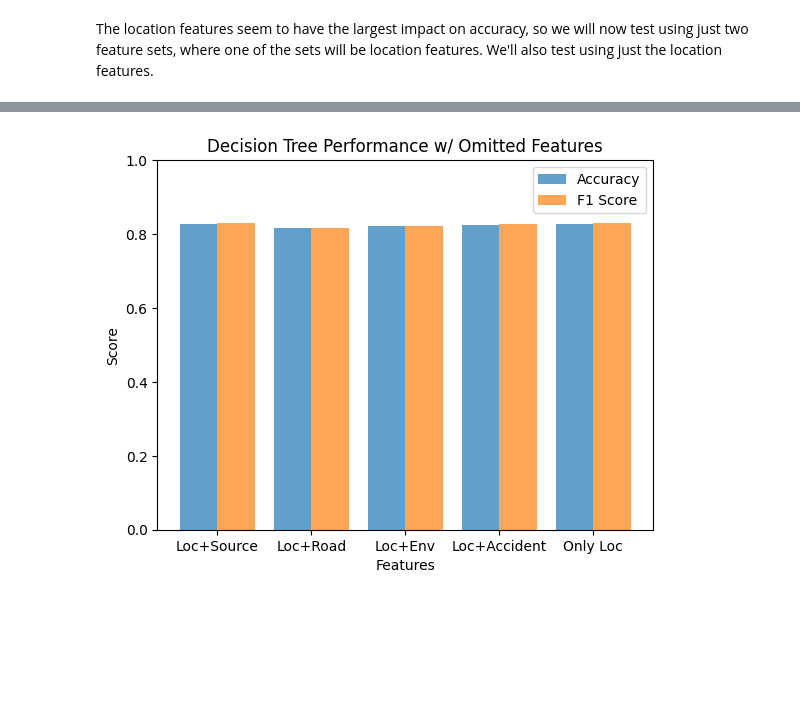
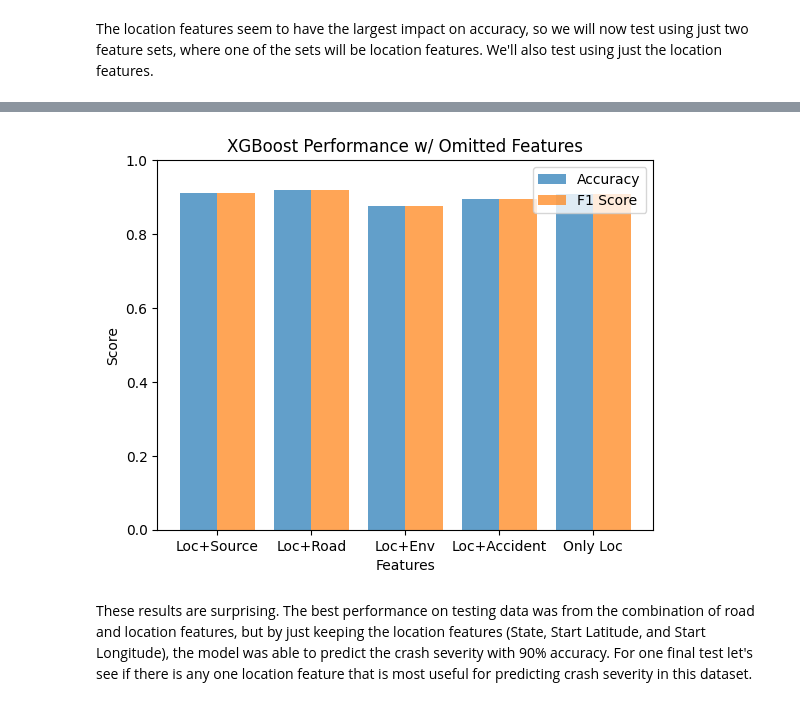
Before and after one commit to salvatorie/ds410-crashlytics, a Jupyter notebook: crashlytics.ipynb, the cells around one changed output, grey strips where cells are left out. Saved outputs shown, nothing was run; the diff lists cells and outputs as text; code cells hidden in the pictures; blank space fills up the shorter version.

```diff
--- a/crashlytics.ipynb
+++ b/crashlytics.ipynb
@@ -377,0 +391,4 @@ testPredictions = randomForestModel.transform(testData)
+# %%
+xgbClassifier = SparkXGBClassifier(features_col="features", label_col="label", max_depth=5, n_estimators=20, seed=42, learning_rate=0.2)
+xgbModel = xgbClassifier.fit(trainingData)
+testPredictions = xgbModel.transform(testData)
@@ -565,21 +613,21 @@ We divide the features into five categories:
 # %%
 sourceFeatures = ["SourceId"]
 roadEngineeringFeatures = ["Traffic_Signal", "Traffic_Calming", "Stop", "Station", "Roundabout", "Railway", "No_Exit", "Junction", "Give_Way", "Crossing", "Bump", "Amenity"]
-locationFeatures = ["Start_Lat", "Start_Lng"]
+locationFeatures = ["StateId", "Start_Lat", "Start_Lng"]
 environmentalFeatures = ["Temperature(F)", "Wind_Chill(F)", "Humidity(%)", "Pressure(in)", "Visibility(mi)", "Wind_Speed(mph)", "Precipitation(in)", "DaytimeId"]
 accidentFeatures = ["Distance(mi)", "Duration"]
 # %% [markdown]
 First we will train and evaluate the model five times, each time with a different set of features omitted. We will see if there are any trends we can identify and then proceed to two and then to three and then to four omitted feature sets.
 # %%
-def vectorizeAndTestDT(vectorAssembler: VectorAssembler) -> (pd.DataFrame, int, pyspark.ml.classification.DecisionTreeClassificationModel):
-    classifierDataDT = vectorAssembler.transform(cleanedDf)
-    classifierDataDT = classifierDataDT.withColumn(colName="label", col=F.col("Severity")).drop("Severity")
+def vectorizeAndTestXGB(vectorAssembler: VectorAssembler) -> (pd.DataFrame, int):
+    classifierDataXGB = vectorAssembler.transform(cleanedDf)
+    classifierDataXGB = classifierDataXGB.withColumn(colName="label", col=F.col("Severity")).drop("Severity")
 
-    trainingDataDT, testDataDT = classifierDataDT.randomSplit([0.75, 0.25], seed=42)
-    trainingDataDT.persist()
-    testDataDT.persist()
+    trainingDataXGB, testDataXGB = classifierDataXGB.randomSplit([0.75, 0.25], seed=42)
+    trainingDataXGB.persist()
+    testDataXGB.persist()
 
-    return trainAndEvaluateDT(trainingData=trainingDataDT, testData=testDataDT)
+    return trainAndEvaluateXGB(trainingData=trainingDataXGB, testData=testDataXGB)
 # %%
 assemblerNoSource = VectorAssembler(inputCols=roadEngineeringFeatures+locationFeatures+environmentalFeatures+accidentFeatures, outputCol="features", handleInvalid="skip")
 assemblerNoRoad = VectorAssembler(inputCols=sourceFeatures+locationFeatures+environmentalFeatures+accidentFeatures, outputCol="features", handleInvalid="skip")
@@ -642,8 +708,8 @@ assemblerLocEnvironment = VectorAssembler(inputCols=environmentalFeatures+locati
 assemblerLocAccident = VectorAssembler(inputCols=accidentFeatures+locationFeatures, outputCol="features", handleInvalid="skip")
 assemblerLoc = VectorAssembler(inputCols=locationFeatures, outputCol="features", handleInvalid="skip")
 
-locSourceDf, locSourceIndex, locSourceModel = vectorizeAndTestDT(vectorAssembler=assemblerLocSource)
-locRoadDf, locRoadIndex, locRoadModel = vectorizeAndTestDT(vectorAssembler=assemblerLocRoad)
-locEnvironmentDf, locEnvironmentIndex, locEnvironmentModel = vectorizeAndTestDT(vectorAssembler=assemblerLocEnvironment)
-locAccidentDf, locAccidentIndex, locAccidentModel = vectorizeAndTestDT(vectorAssembler=assemblerLocAccident)
-locDf, locIndex, locModel = vectorizeAndTestDT(vectorAssembler=assemblerLoc)
+locSourceDf, locSourceIndex = vectorizeAndTestXGB(vectorAssembler=assemblerLocSource)
+locRoadDf, locRoadIndex = vectorizeAndTestXGB(vectorAssembler=assemblerLocRoad)
+locEnvironmentDf, locEnvironmentIndex = vectorizeAndTestXGB(vectorAssembler=assemblerLocEnvironment)
+locAccidentDf, locAccidentIndex = vectorizeAndTestXGB(vectorAssembler=assemblerLocAccident)
+locDf, locIndex = vectorizeAndTestXGB(vectorAssembler=assemblerLoc)
@@ -683,8 +767,10 @@ Name: 98, dtype: float64
 # %%
 locationNames = ["Loc+Source", "Loc+Road", "Loc+Env", "Loc+Accident", "Only Loc"]
 locationAccuracyScores = [locSourceDf.loc[locSourceIndex, "testing accuracy"], locRoadDf.loc[locRoadIndex, "testing accuracy"], locEnvironmentDf.loc[locEnvironmentIndex, "testing accuracy"], locAccidentDf.loc[locAccidentIndex, "testing accuracy"], locDf.loc[locIndex, "testing accuracy"]]
 locationF1Scores = [locSourceDf.loc[locSourceIndex, "testing f1"], locRoadDf.loc[locRoadIndex, "testing f1"], locEnvironmentDf.loc[locEnvironmentIndex, "testing f1"], locAccidentDf.loc[locAccidentIndex, "testing f1"], locDf.loc[locIndex, "testing f1"]]
 
-plotClassifierPerformance(classifierLabels=locationNames, accuracyScores=locationAccuracyScores, f1Scores=locationF1Scores, title="Decision Tree Performance w/ Omitted Features", xTitle="Features")
+plotClassifierPerformance(classifierLabels=locationNames, accuracyScores=locationAccuracyScores, f1Scores=locationF1Scores, title="XGBoost Performance w/ Omitted Features", xTitle="Features")
 # %% [output]
-[figure, old version]
+[figure, new version]
+# %% [markdown]
+These results are surprising. The best performance on testing data was from the combination of road and location features, but by just keeping the location features (State, Start Latitude, and Start Longitude), the model was able to predict the crash severity with 90% accuracy. For one final test let's see if there is any one location feature that is most useful for predicting crash severity in this dataset.
```
Also changed, not shown: parts of 45 cells of this notebook, 1 other file.
